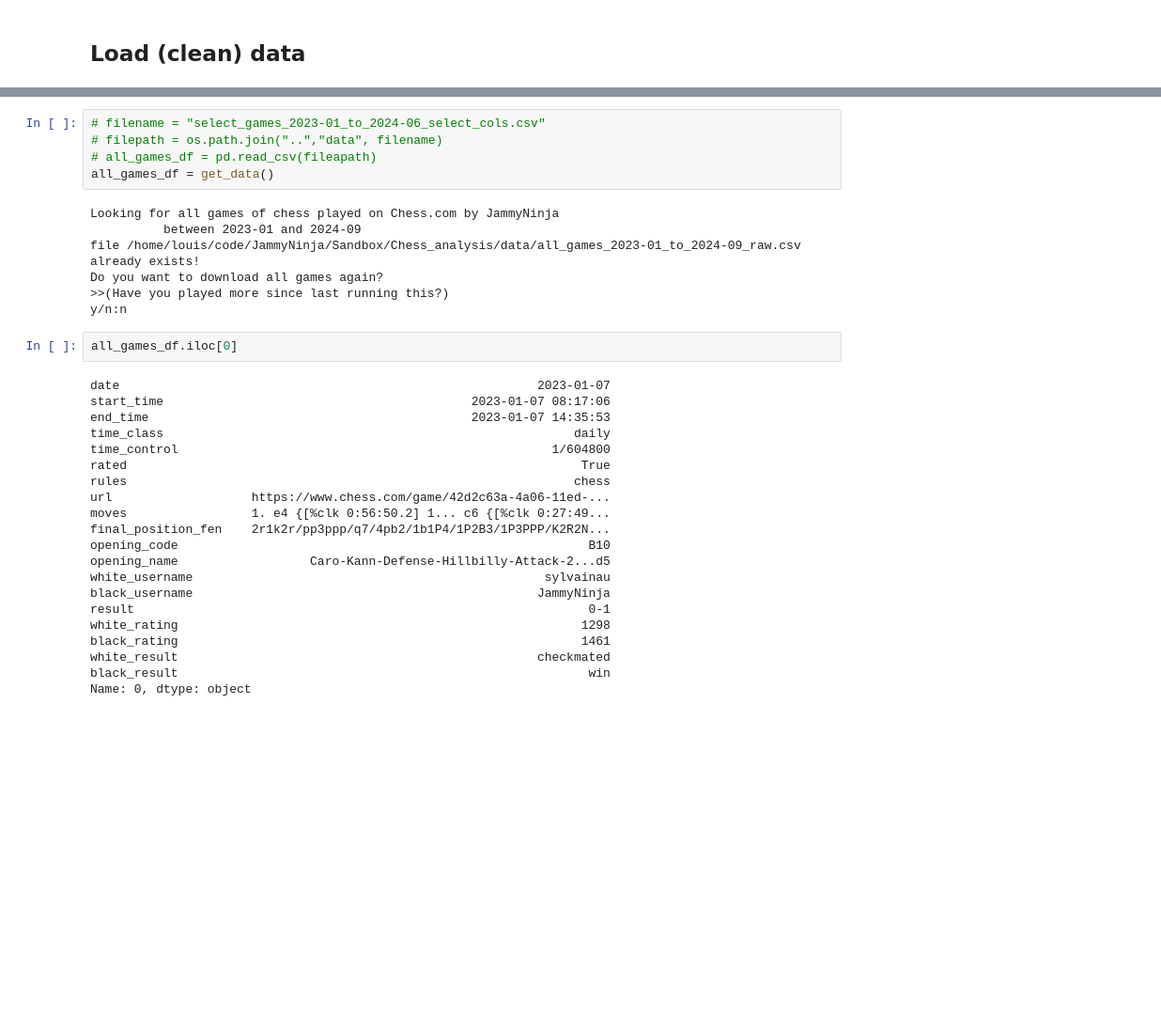
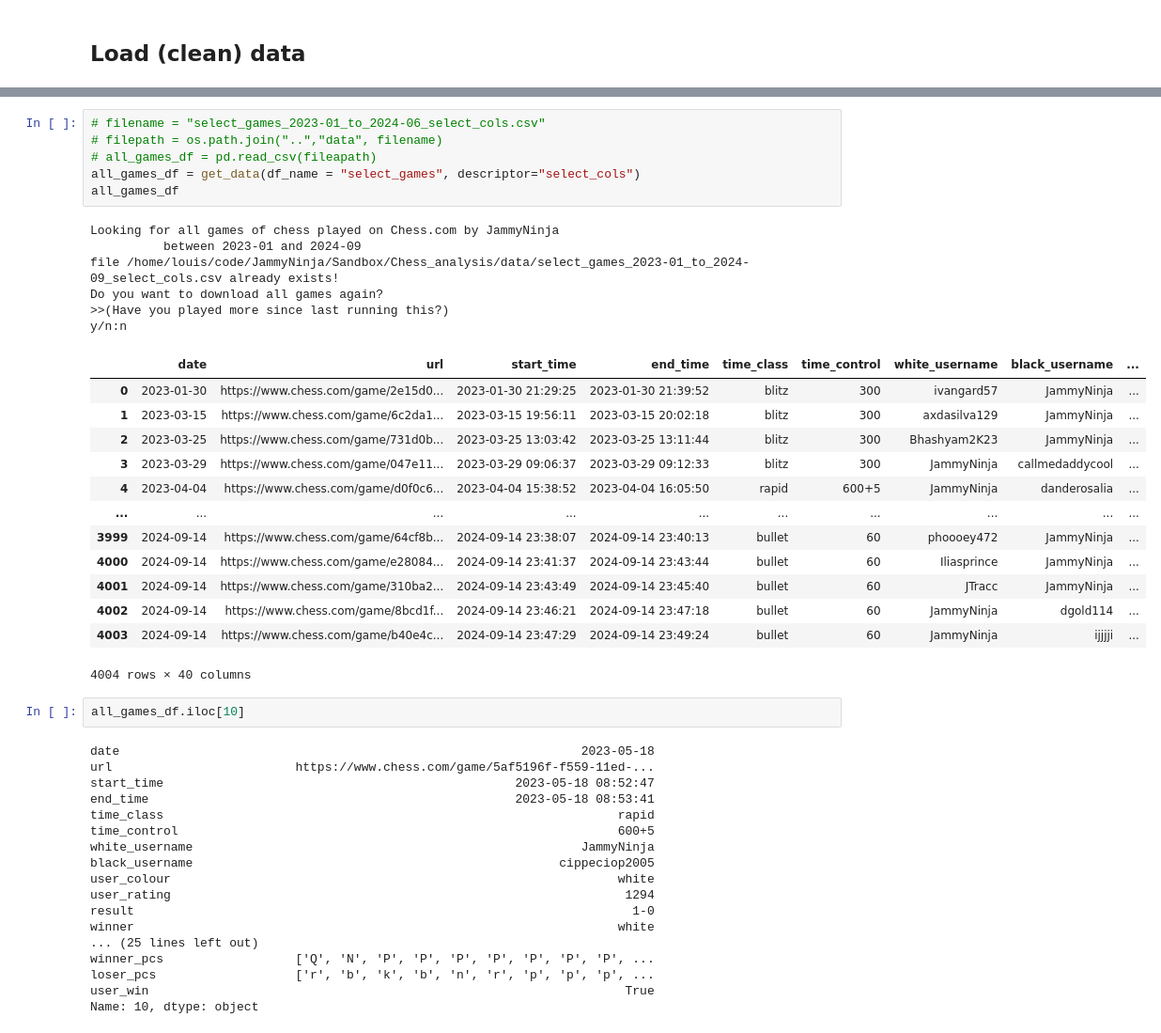
Before and after one commit to JammyNinja/Chess_analysis, a Jupyter notebook: notebooks/Analysis_rating_change_per_game.ipynb, the cells around one changed output, grey strips where cells are left out. Shown: that part at 94% size. Drawn from its saved outputs; the diff is of its cells as text; blank space fills up the shorter version.

```diff
--- a/notebooks/Analysis_rating_change_per_game.ipynb
+++ b/notebooks/Analysis_rating_change_per_game.ipynb
@@ -77,35 +44,46 @@ saved file as /home/louis/code/JammyNinja/Sandbox/Chess_analysis/data/all_games_
 # %%
 # filename = "select_games_2023-01_to_2024-06_select_cols.csv"
 # filepath = os.path.join("..","data", filename)
 # all_games_df = pd.read_csv(fileapath)
-all_games_df = get_data()
+all_games_df = get_data(df_name = "select_games", descriptor="select_cols")
+all_games_df
 # %% [output]
 Looking for all games of chess played on Chess.com by JammyNinja
           between 2023-01 and 2024-09
-file /home/louis/code/JammyNinja/Sandbox/Chess_analysis/data/all_games_2023-01_to_2024-09_raw.csv already exists!
+file /home/louis/code/JammyNinja/Sandbox/Chess_analysis/data/select_games_2023-01_to_2024-09_select_cols.csv already exists!
 Do you want to download all games again?
 >>(Have you played more since last running this?)
 y/n:n
+|  | date | url | start_time | end_time | time_class | time_control | white_username | black_username | ... |
+| 0 | 2023-01-30 | https://www.chess.com/game/2e15d0... | 2023-01-30 21:29:25 | 2023-01-30 21:39:52 | blitz | 300 | ivangard57 | JammyNinja | ... |
+| 1 | 2023-03-15 | https://www.chess.com/game/6c2da1... | 2023-03-15 19:56:11 | 2023-03-15 20:02:18 | blitz | 300 | axdasilva129 | JammyNinja | ... |
+| 2 | 2023-03-25 | https://www.chess.com/game/731d0b... | 2023-03-25 13:03:42 | 2023-03-25 13:11:44 | blitz | 300 | Bhashyam2K23 | JammyNinja | ... |
+| 3 | 2023-03-29 | https://www.chess.com/game/047e11... | 2023-03-29 09:06:37 | 2023-03-29 09:12:33 | blitz | 300 | JammyNinja | callmedaddycool | ... |
+| 4 | 2023-04-04 | https://www.chess.com/game/d0f0c6... | 2023-04-04 15:38:52 | 2023-04-04 16:05:50 | rapid | 600+5 | JammyNinja | danderosalia | ... |
+| ... | ... | ... | ... | ... | ... | ... | ... | ... | ... |
+| 3999 | 2024-09-14 | https://www.chess.com/game/64cf8b... | 2024-09-14 23:38:07 | 2024-09-14 23:40:13 | bullet | 60 | phoooey472 | JammyNinja | ... |
+| 4000 | 2024-09-14 | https://www.chess.com/game/e28084... | 2024-09-14 23:41:37 | 2024-09-14 23:43:44 | bullet | 60 | Iliasprince | JammyNinja | ... |
+| 4001 | 2024-09-14 | https://www.chess.com/game/310ba2... | 2024-09-14 23:43:49 | 2024-09-14 23:45:40 | bullet | 60 | JTracc | JammyNinja | ... |
+| 4002 | 2024-09-14 | https://www.chess.com/game/8bcd1f... | 2024-09-14 23:46:21 | 2024-09-14 23:47:18 | bullet | 60 | JammyNinja | dgold114 | ... |
+| 4003 | 2024-09-14 | https://www.chess.com/game/b40e4c... | 2024-09-14 23:47:29 | 2024-09-14 23:49:24 | bullet | 60 | JammyNinja | ijjjji | ... |
+4004 rows × 40 columns
 # %%
-all_games_df.iloc[0]
+all_games_df.iloc[10]
 # %% [output]
-date                                                         2023-01-07
-start_time                                          2023-01-07 08:17:06
-end_time                                            2023-01-07 14:35:53
-time_class                                                        daily
-time_control                                                   1/604800
-rated                                                              True
-rules                                                             chess
-url                   https://www.chess.com/game/42d2c63a-4a06-11ed-...
-moves                 1. e4 {[%clk 0:56:50.2] 1... c6 {[%clk 0:27:49...
-final_position_fen    2r1k2r/pp3ppp/q7/4pb2/1b1P4/1P2B3/1P3PPP/K2R2N...
-opening_code                                                        B10
-opening_name                  Caro-Kann-Defense-Hillbilly-Attack-2...d5
-white_username                                                sylvainau
-black_username                                               JammyNinja
-result                                                              0-1
-white_rating                                                       1298
-black_rating                                                       1461
-white_result                                                 checkmated
-black_result                                                        win
-Name: 0, dtype: object
+date                                                               2023-05-18
+url                         https://www.chess.com/game/5af5196f-f559-11ed-...
+start_time                                                2023-05-18 08:52:47
+end_time                                                  2023-05-18 08:53:41
+time_class                                                              rapid
+time_control                                                            600+5
+white_username                                                     JammyNinja
+black_username                                                  cippeciop2005
+user_colour                                                             white
+user_rating                                                              1294
+result                                                                    1-0
+winner                                                                  white
+... (25 lines left out)
+winner_pcs                  ['Q', 'N', 'P', 'P', 'P', 'P', 'P', 'P', 'P', ...
+loser_pcs                   ['r', 'b', 'k', 'b', 'n', 'r', 'p', 'p', 'p', ...
+user_win                                                                 True
+Name: 10, dtype: object
```
Also changed, not shown: parts of 3 cells of this notebook, 4 other files.
